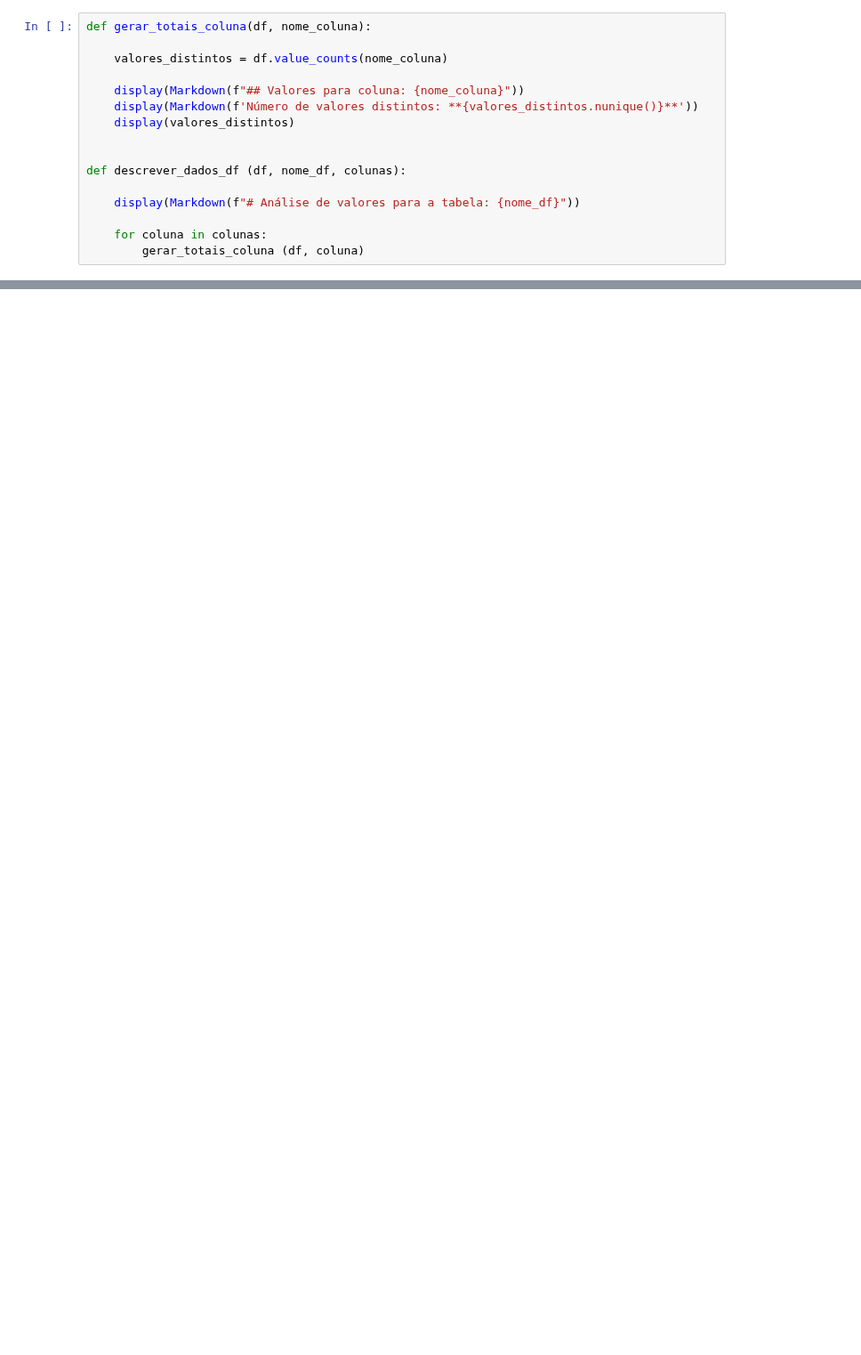
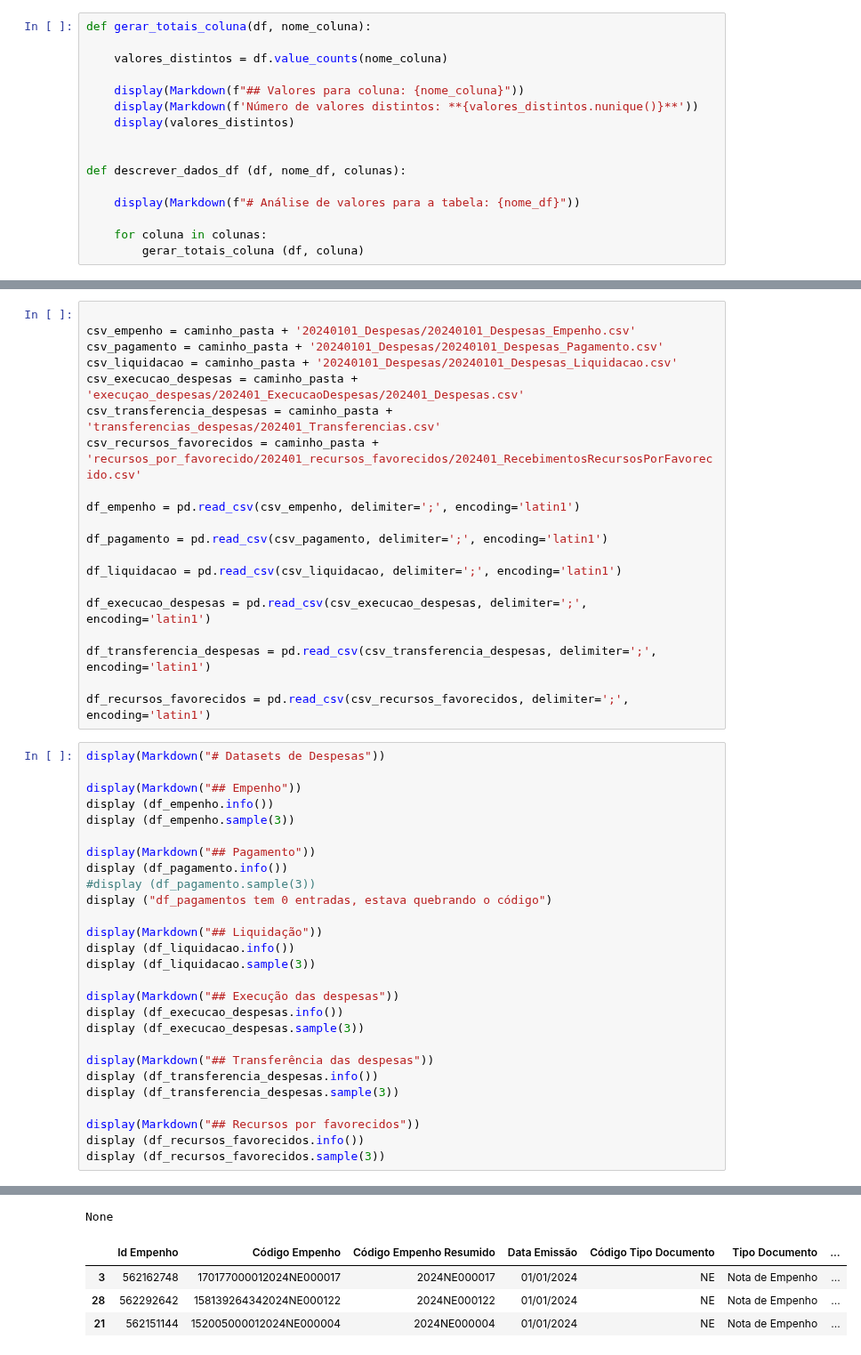
Before and after one commit to ReceitaFederal/ProgramaEstagio, a Jupyter notebook: src/python/despesas_publicas/1_preparacao_datasets.ipynb, the cells around one changed output, grey strips where cells are left out. Shown at 89% size. Drawn from its saved outputs; the diff is of its cells as text; blank space fills up the shorter version.

```diff
--- a/src/python/despesas_publicas/1_preparacao_datasets.ipynb
+++ b/src/python/despesas_publicas/1_preparacao_datasets.ipynb
@@ -253,0 +496,48 @@ display(df_liquidacao_rfb)
+# %%
+
+csv_empenho = caminho_pasta + '20240101_Despesas/20240101_Despesas_Empenho.csv'
+csv_pagamento = caminho_pasta + '20240101_Despesas/20240101_Despesas_Pagamento.csv'
+csv_liquidacao = caminho_pasta + '20240101_Despesas/20240101_Despesas_Liquidacao.csv'
+csv_execucao_despesas = caminho_pasta + 'execuçao_despesas/202401_ExecucaoDespesas/202401_Despesas.csv'
+csv_transferencia_despesas = caminho_pasta + 'transferencias_despesas/202401_Transferencias.csv'
+csv_recursos_favorecidos = caminho_pasta + 'recursos_por_favorecido/202401_recursos_favorecidos/202401_RecebimentosRecursosPorFavorecido.csv'
+
+df_empenho = pd.read_csv(csv_empenho, delimiter=';', encoding='latin1')
+
+df_pagamento = pd.read_csv(csv_pagamento, delimiter=';', encoding='latin1')
+
+df_liquidacao = pd.read_csv(csv_liquidacao, delimiter=';', encoding='latin1')
+
+df_execucao_despesas = pd.read_csv(csv_execucao_despesas, delimiter=';', encoding='latin1')
+
+df_transferencia_despesas = pd.read_csv(csv_transferencia_despesas, delimiter=';', encoding='latin1')
+
+df_recursos_favorecidos = pd.read_csv(csv_recursos_favorecidos, delimiter=';', encoding='latin1')
+# %%
+display(Markdown("# Datasets de Despesas"))
+
+display(Markdown("## Empenho"))
+display (df_empenho.info())
+display (df_empenho.sample(3))
+
+display(Markdown("## Pagamento"))
+display (df_pagamento.info())
+#display (df_pagamento.sample(3))
+display ("df_pagamentos tem 0 entradas, estava quebrando o código")
+
+display(Markdown("## Liquidação"))
+display (df_liquidacao.info())
+display (df_liquidacao.sample(3))
+
+display(Markdown("## Execução das despesas"))
+display (df_execucao_despesas.info())
+display (df_execucao_despesas.sample(3))
+
+display(Markdown("## Transferência das despesas"))
+display (df_transferencia_despesas.info())
+display (df_transferencia_despesas.sample(3))
+
+display(Markdown("## Recursos por favorecidos"))
+display (df_recursos_favorecidos.info())
+display (df_recursos_favorecidos.sample(3))
+# %% [output]
@@ -253,0 +563,5 @@ display(df_liquidacao_rfb)
+None
+|  | Id Empenho | Código Empenho | Código Empenho Resumido | Data Emissão | Código Tipo Documento | Tipo Documento | ... |
+| 3 | 562162748 | 170177000012024NE000017 | 2024NE000017 | 01/01/2024 | NE | Nota de Empenho | ... |
+| 28 | 562292642 | 158139264342024NE000122 | 2024NE000122 | 01/01/2024 | NE | Nota de Empenho | ... |
+| 21 | 562151144 | 152005000012024NE000004 | 2024NE000004 | 01/01/2024 | NE | Nota de Empenho | ... |
```
Also changed, not shown: parts of 19 cells of this notebook, 8 other files.
